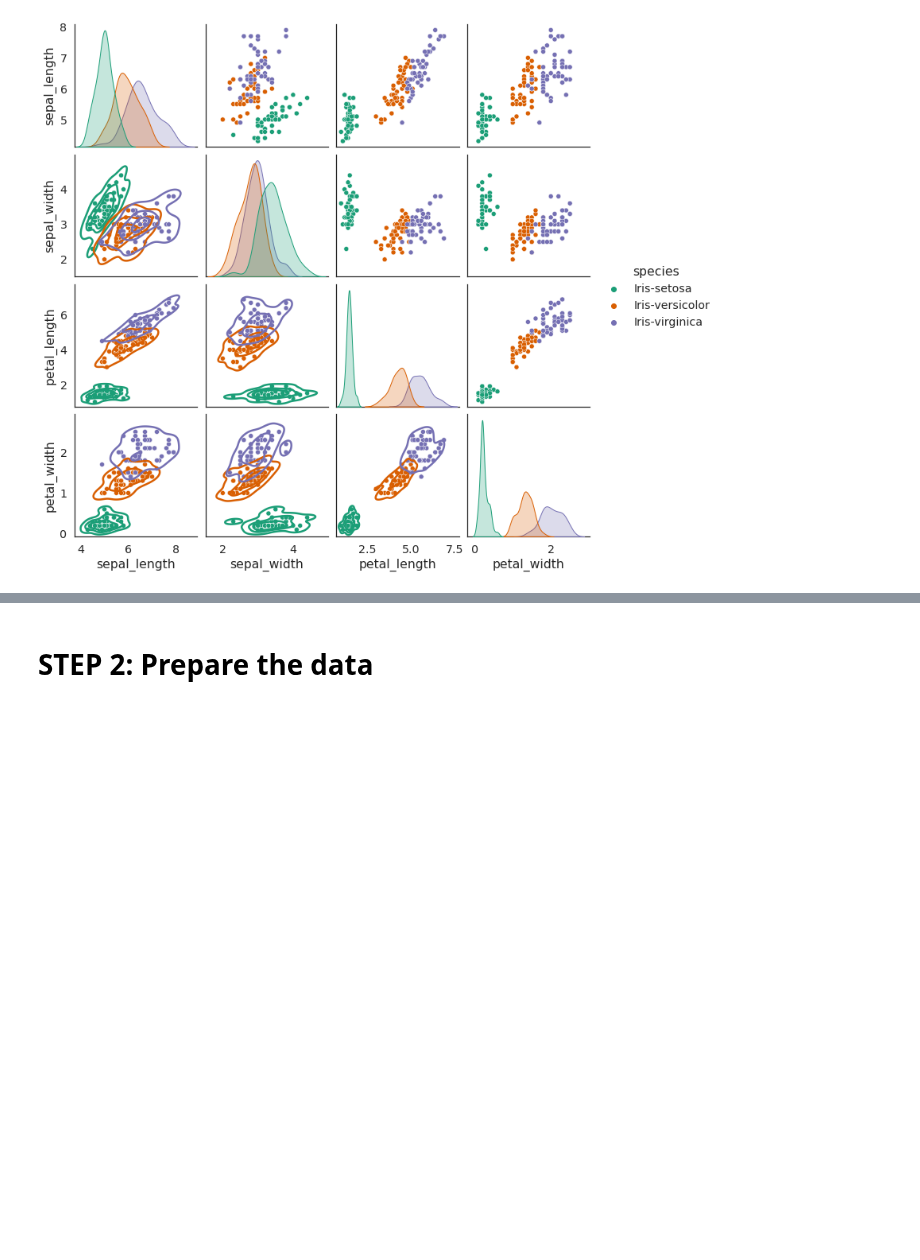
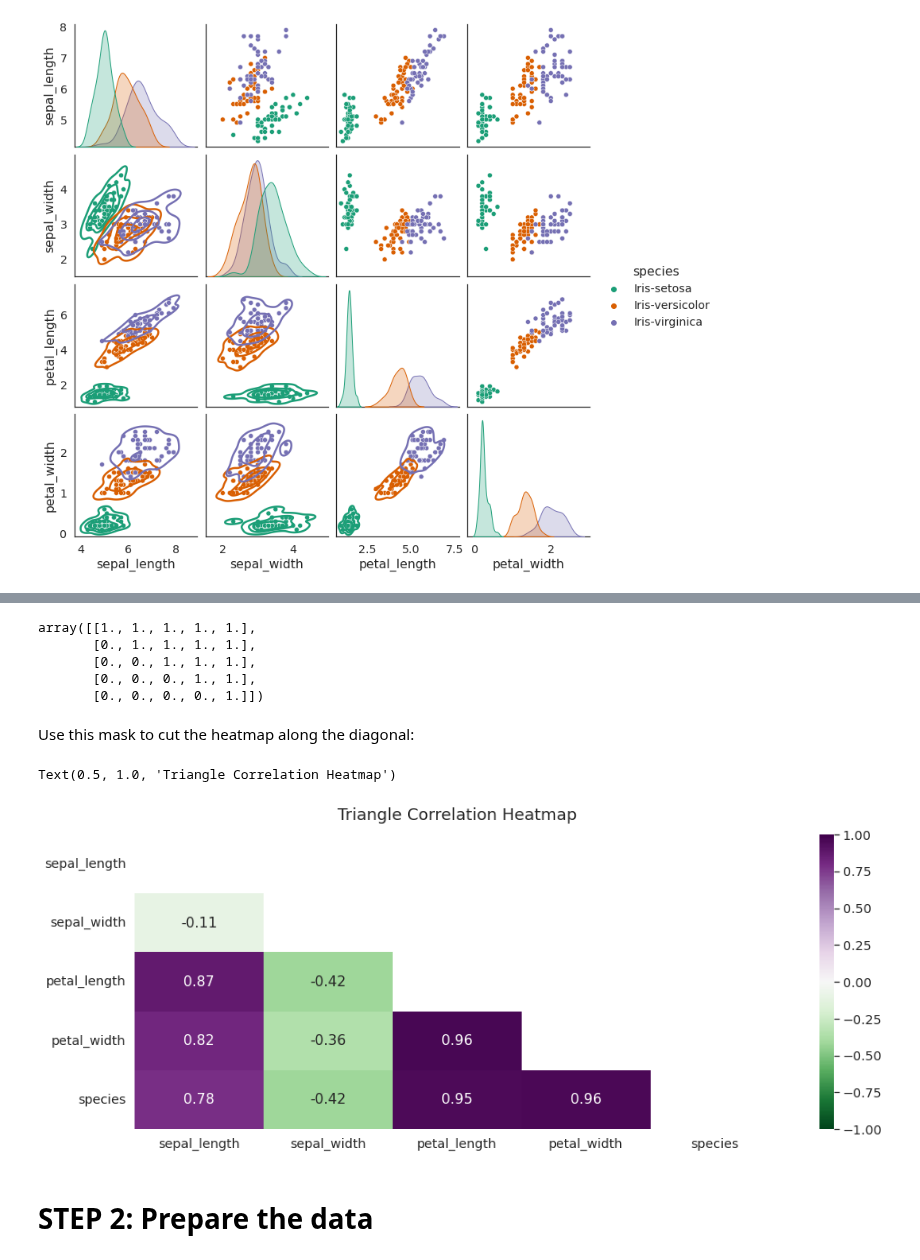
Before and after one commit to urmel79/Jupyter_GettingStarted2ML, a Jupyter notebook: SVM_Iris_parameter_tuning.ipynb, the cells around one changed output, grey strips where cells are left out. Cells and saved outputs as stored; diff of their text form; code cells hidden in the pictures; blank space fills up the shorter version.

Commit message:
added sectio about correlation heatmaps in 'SVM_Iris_parameter_tuning.ipynb'

```diff
--- a/SVM_Iris_parameter_tuning.ipynb
+++ b/SVM_Iris_parameter_tuning.ipynb
@@ -592,3 +655,27 @@ g.map_lower(sns.kdeplot, levels=4, color=".2")
+# %%
+import numpy as np
+
+np.triu(np.ones_like(irisdata_df_enc.corr()))
+# %% [output]
+array([[1., 1., 1., 1., 1.],
+       [0., 1., 1., 1., 1.],
+       [0., 0., 1., 1., 1.],
+       [0., 0., 0., 1., 1.],
+       [0., 0., 0., 0., 1.]])
+# %% [markdown]
+Use this mask to cut the heatmap along the diagonal:
+# %%
+plt.figure(figsize=(16, 6))
+
+# define the mask to set the values in the upper triangle to 'True'
+mask = np.triu(np.ones_like(irisdata_df_enc.corr(), dtype=bool))
+
+heatmap = sns.heatmap(irisdata_df_enc.corr(), mask=mask, vmin=-1, vmax=1, annot=True, cmap='PRGn_r')
+
+heatmap.set_title('Triangle Correlation Heatmap', fontdict={'fontsize':18}, pad=16)
+# %% [output]
+Text(0.5, 1.0, 'Triangle Correlation Heatmap')
+[figure, added]
 # %% [markdown]
 # STEP 2: Prepare the data
 # %% [markdown]
```
Also changed, not shown: parts of 8 cells of this notebook.
